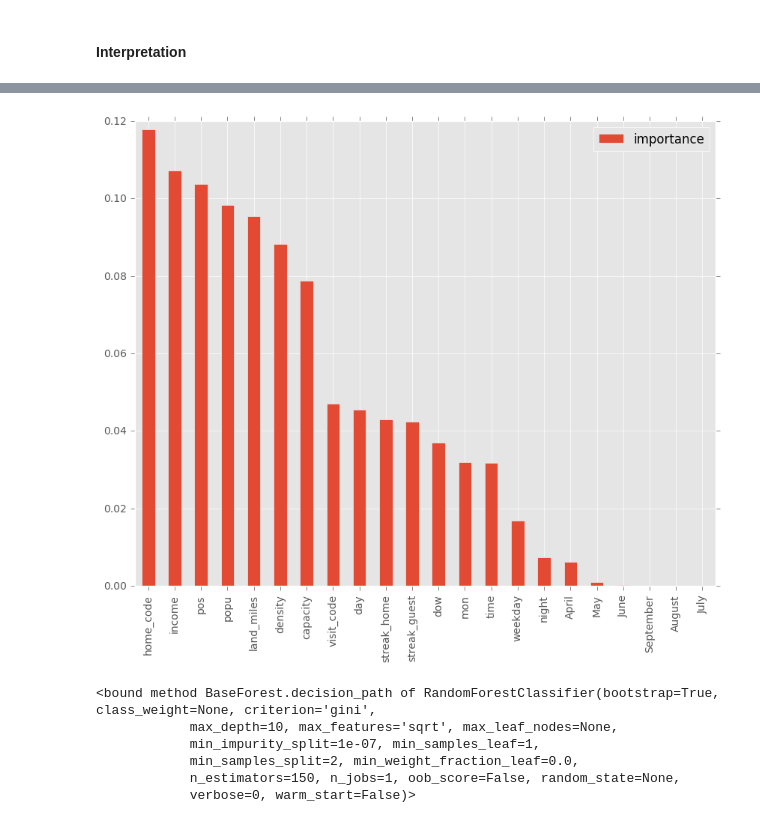
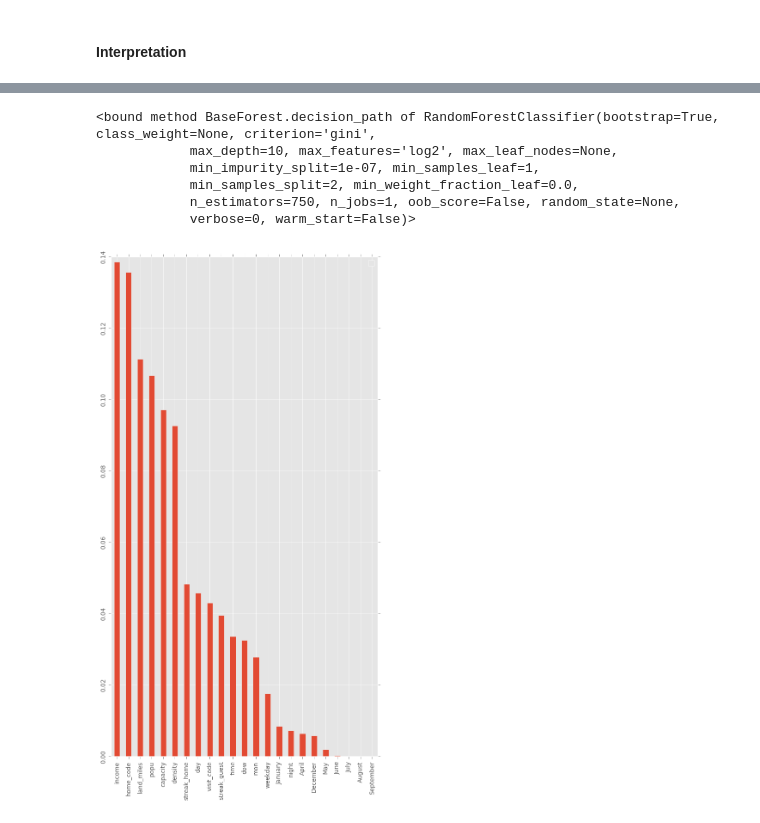
Before and after one commit to connorchency/Game-Attendance, a Jupyter notebook: model_building.ipynb, the cells around one changed output, grey strips where cells are left out. Drawn from its saved outputs; the diff is of its cells as text; code cells hidden in the pictures.

```diff
--- a/model_building.ipynb
+++ b/model_building.ipynb
@@ -47,6 +47,8 @@ def process(data):
     data["July"] = data["date"].apply(lambda x: 1 if x.month == 7 else 0)
     data["August"] = data["date"].apply(lambda x: 1 if x.month == 8 else 0)
     data["September"] = data["date"].apply(lambda x: 1 if x.month == 9 else 0)
+    data["December"] = data["date"].apply(lambda x: 1 if x.month == 12 else 0)
+    data["January"] = data["date"].apply(lambda x: 1 if x.month == 1 else 0)
     #data["visit_code"] = data["guest"].apply(lambda x: refer[x])
     #data["home_code"] = data["home"].apply(lambda x: refer[x])
 
@@ -77,8 +79,8 @@ test = trans_label(test)
 # %%
 Xnames = ['capacity', 'streak_home', 'streak_guest', 'mon',
        'day', 'time', 'dow', 'night', 'weekday', 'April', 'May', 'June',
-       'July', 'August', 'September', 'pos', 'home_code', 'visit_code',
-       "popu", "land_miles", "density", "income"]
+       'July', 'August', 'September', 'home_code', 'visit_code',
+       "popu", "land_miles", "density", "income", "January", "December"]
 # %%
 def merge_char(data):
     data["popu"] = data["geo_location"].apply(lambda x: char_dict[x.lower()][0])
@@ -136,2 +131,5 @@ See the caveats in the documentation: http://pandas.pydata.org/pandas-docs/stabl
 # %% [markdown]
 #### Random forest trees
+# %%
+rfc_diff = RandomForestClassifier(max_depth=10, n_estimators=150)
+rfc_diff.fit(Xtrain, y_train)
@@ -343,18 +366,26 @@ df_["importance"] = pd.to_numeric(df_["importance"])
 # %%
-df_.sort("importance", ascending=False).reset_index(drop=True).plot(kind="bar", figsize=(10, 8))
+feature_importance = cv_rf.best_estimator_.feature_importances_
+features = np.array(Xtrain.columns)
+indices = np.argsort(feature_importance)[::-1]
+
+df_ = pd.DataFrame(np.c_[features, feature_importance], columns=["featuers", "importance"])
+df_["importance"] = pd.to_numeric(df_["importance"])
+
+df_.sort("importance", ascending=False).reset_index(drop=True).plot(kind="bar", figsize=(8, 15))
 plt.xticks(range(len(df_)), features[indices])
-plt.savefig("importance.png", dpi=600)
+plt.yticks(rotation=90)
+plt.legend([])
+plt.savefig("importance.png", dpi=400, bbox_inches='tight')
+
+cv_rf.best_estimator_.decision_path
 # %% [output]
+<bound method BaseForest.decision_path of RandomForestClassifier(bootstrap=True, class_weight=None, criterion='gini',
+            max_depth=10, max_features='log2', max_leaf_nodes=None,
+            min_impurity_split=1e-07, min_samples_leaf=1,
+            min_samples_split=2, min_weight_fraction_leaf=0.0,
+            n_estimators=750, n_jobs=1, oob_score=False, random_state=None,
+            verbose=0, warm_start=False)>
-[figure, old version]
+[figure, new version]
-# %%
-cv_rf.best_estimator_.decision_path
-# %% [output]
-<bound method BaseForest.decision_path of RandomForestClassifier(bootstrap=True, class_weight=None, criterion='gini',
-            max_depth=10, max_features='sqrt', max_leaf_nodes=None,
-            min_impurity_split=1e-07, min_samples_leaf=1,
-            min_samples_split=2, min_weight_fraction_leaf=0.0,
-            n_estimators=150, n_jobs=1, oob_score=False, random_state=None,
-            verbose=0, warm_start=False)>
 # %%
 from sklearn.externals.six import StringIO
 from sklearn import tree
```
Also changed, not shown: parts of 18 cells of this notebook.
